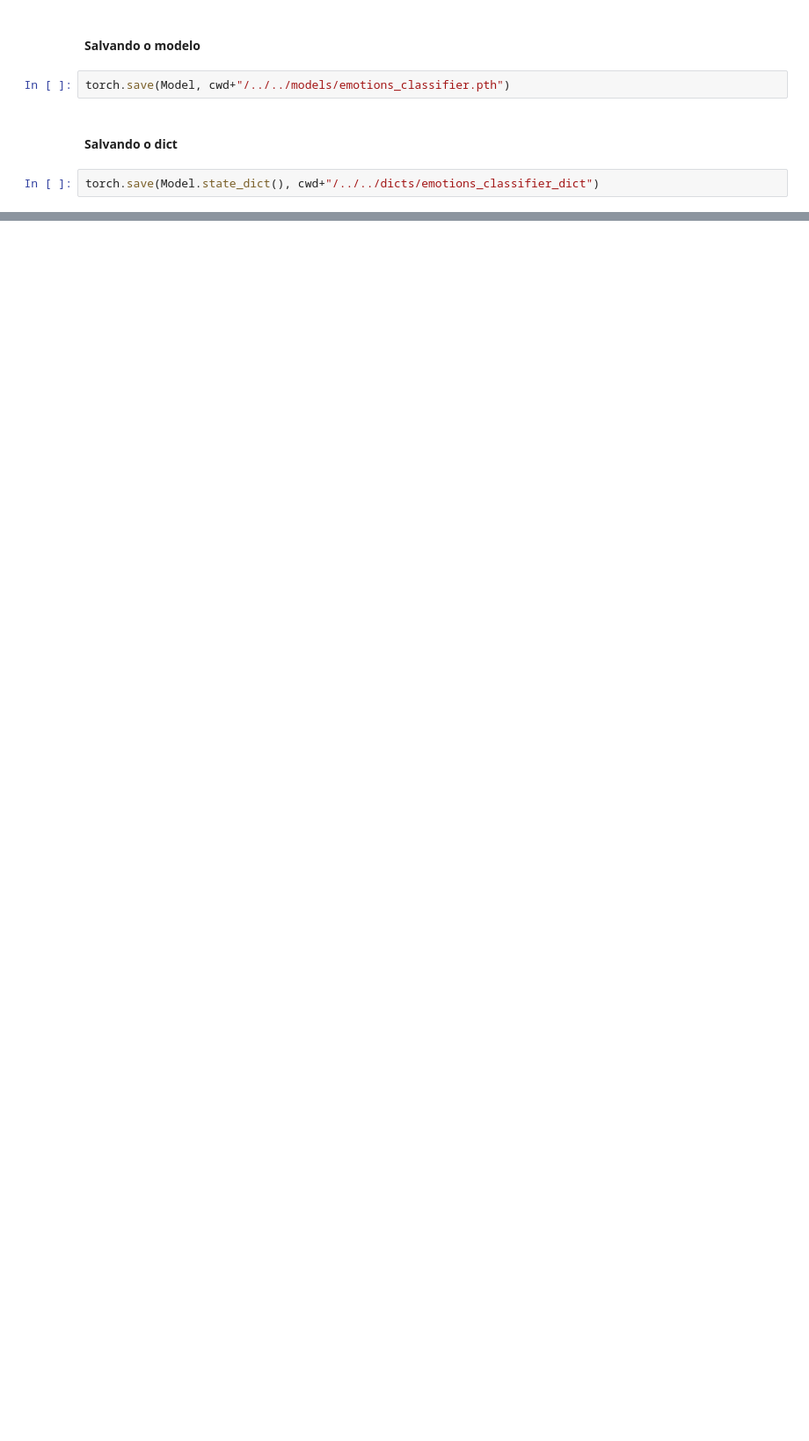
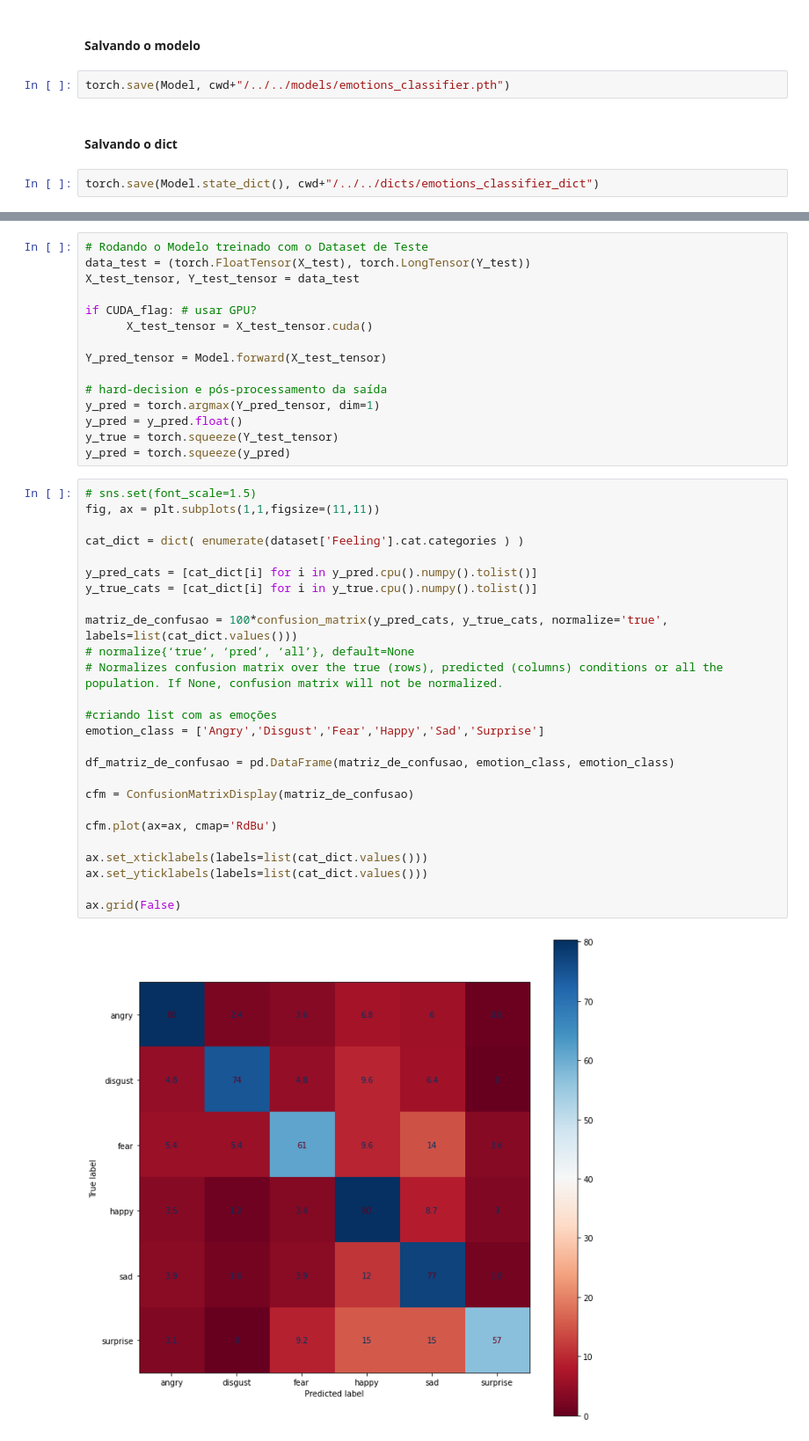
Before and after one commit to data-science-SG/2020_INF425_NLP_SeReS, a Jupyter notebook: eda/exercises/emotions_classifier_glove_embedding.ipynb, the cells around one changed output, grey strips where cells are left out. Shown: that part at 88% size. Cells and saved outputs as stored; diff of their text form; blank space fills up the shorter version.

```diff
--- a/eda/exercises/emotions_classifier_glove_embedding.ipynb
+++ b/eda/exercises/emotions_classifier_glove_embedding.ipynb
@@ -536,0 +723,43 @@ moodClassifier(
+# %%
+# Rodando o Modelo treinado com o Dataset de Teste
+data_test = (torch.FloatTensor(X_test), torch.LongTensor(Y_test))
+X_test_tensor, Y_test_tensor = data_test
+
+if CUDA_flag: # usar GPU?
+      X_test_tensor = X_test_tensor.cuda()
+
+Y_pred_tensor = Model.forward(X_test_tensor)
+
+# hard-decision e pós-processamento da saída
+y_pred = torch.argmax(Y_pred_tensor, dim=1)
+y_pred = y_pred.float()
+y_true = torch.squeeze(Y_test_tensor)
+y_pred = torch.squeeze(y_pred)
+# %%
+# sns.set(font_scale=1.5)
+fig, ax = plt.subplots(1,1,figsize=(11,11))
+
+cat_dict = dict( enumerate(dataset['Feeling'].cat.categories ) )
+
+y_pred_cats = [cat_dict[i] for i in y_pred.cpu().numpy().tolist()]
+y_true_cats = [cat_dict[i] for i in y_true.cpu().numpy().tolist()]
+
+matriz_de_confusao = 100*confusion_matrix(y_pred_cats, y_true_cats, normalize='true', labels=list(cat_dict.values()))
+# normalize{‘true’, ‘pred’, ‘all’}, default=None
+# Normalizes confusion matrix over the true (rows), predicted (columns) conditions or all the population. If None, confusion matrix will not be normalized.
+
+#criando list com as emoções
+emotion_class = ['Angry','Disgust','Fear','Happy','Sad','Surprise']
+
+df_matriz_de_confusao = pd.DataFrame(matriz_de_confusao, emotion_class, emotion_class)
+
+cfm = ConfusionMatrixDisplay(matriz_de_confusao)
+
+cfm.plot(ax=ax, cmap='RdBu')
+
+ax.set_xticklabels(labels=list(cat_dict.values()))
+ax.set_yticklabels(labels=list(cat_dict.values()))
+
+ax.grid(False)
+# %% [output]
+[figure, added]
```
Also changed, not shown: parts of 24 cells of this notebook.
